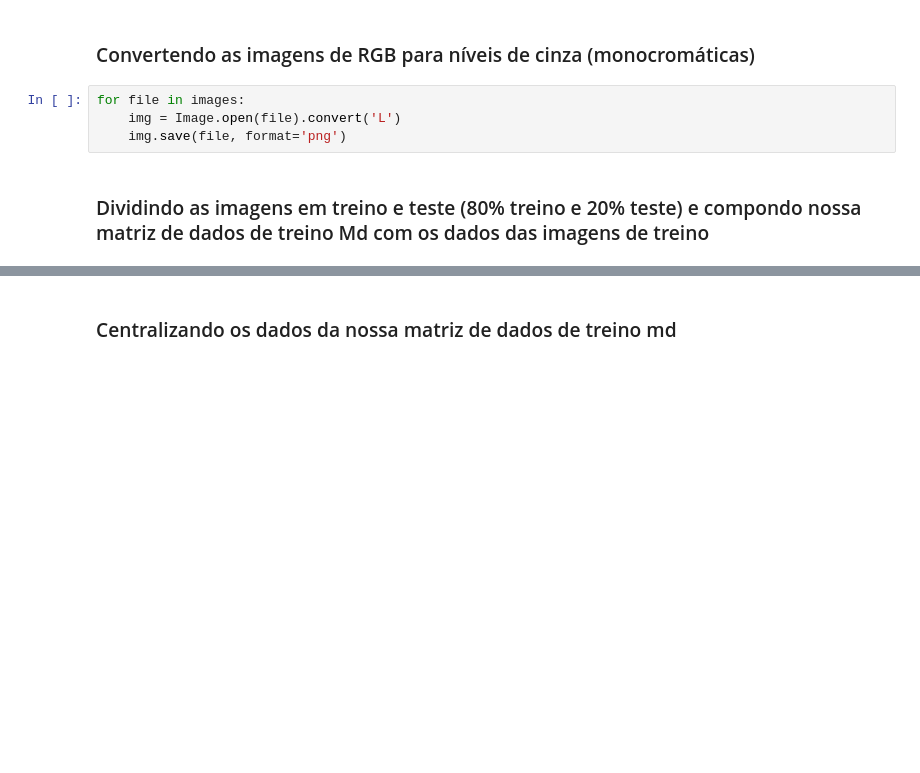
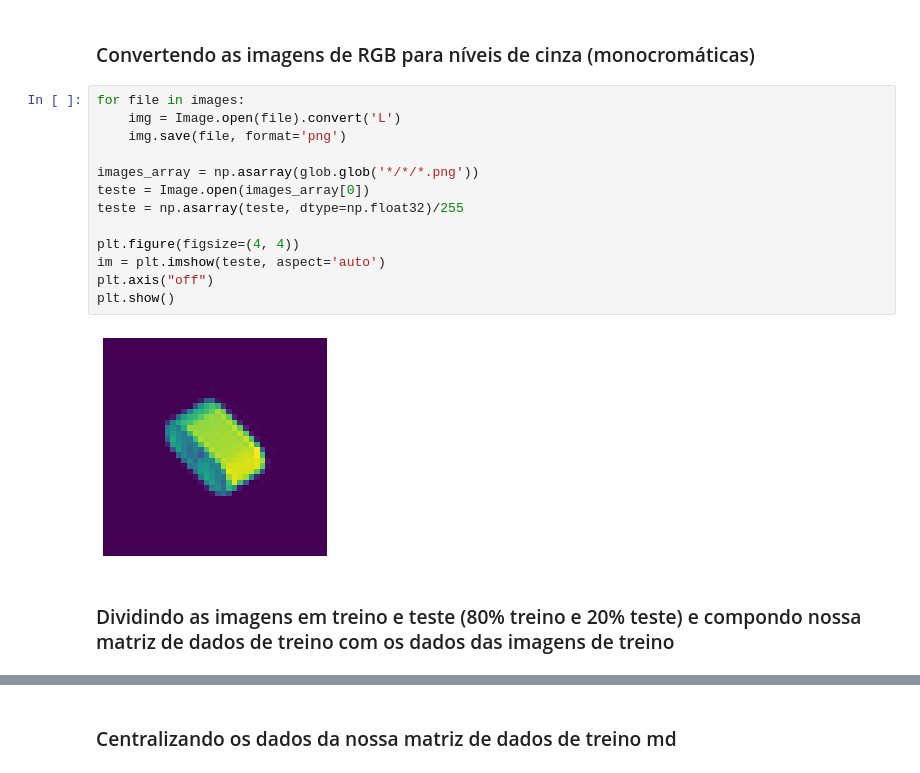
Before and after one commit to lucasivisson/Classification-Orthogonal-Projections, a Jupyter notebook: ClassificacaoProjecao.ipynb, the cells around one changed output, grey strips where cells are left out. Saved outputs shown, nothing was run; the diff lists cells and outputs as text; blank space fills up the shorter version.

```diff
--- a/ClassificacaoProjecao.ipynb
+++ b/ClassificacaoProjecao.ipynb
@@ -27,9 +26,20 @@ for file in images:
 # %%
 for file in images:
     img = Image.open(file).convert('L')
     img.save(file, format='png')
+
+images_array = np.asarray(glob.glob('*/*/*.png'))
+teste = Image.open(images_array[0])
+teste = np.asarray(teste, dtype=np.float32)/255
+
+plt.figure(figsize=(4, 4))
+im = plt.imshow(teste, aspect='auto')
+plt.axis("off")
+plt.show()
+# %% [output]
+[figure, added]
 # %% [markdown]
-### Dividindo as imagens em treino e teste (80% treino e 20% teste) e compondo nossa matriz de dados de treino Md com os dados das imagens de treino
+### Dividindo as imagens em treino e teste (80% treino e 20% teste) e compondo nossa matriz de dados de treino com os dados das imagens de treino
 # %%
 images_array = np.asarray(glob.glob('*/*/*.png'))
 images_training, images_test = division(images_array, test_size=0.2, random_state=5)
```
Also changed, not shown: parts of 6 cells of this notebook.
